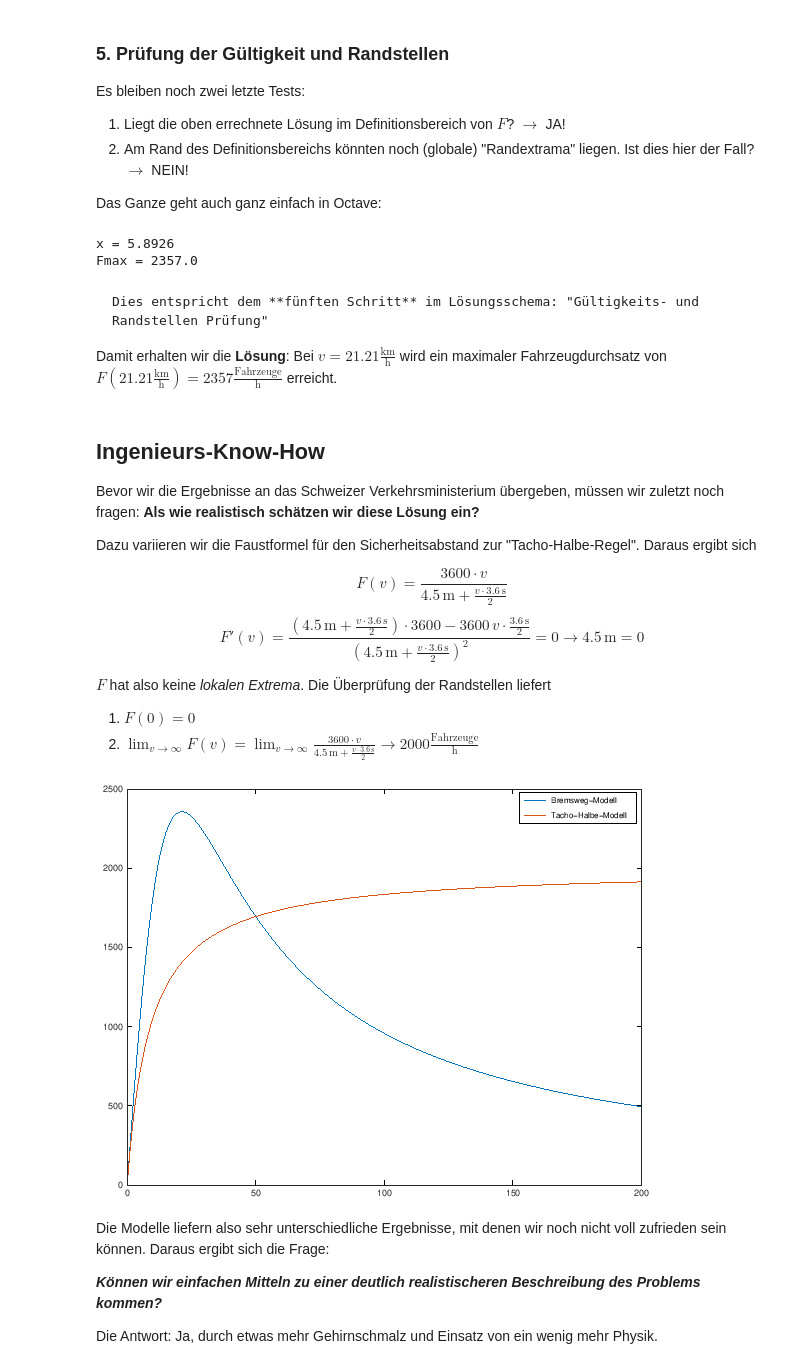
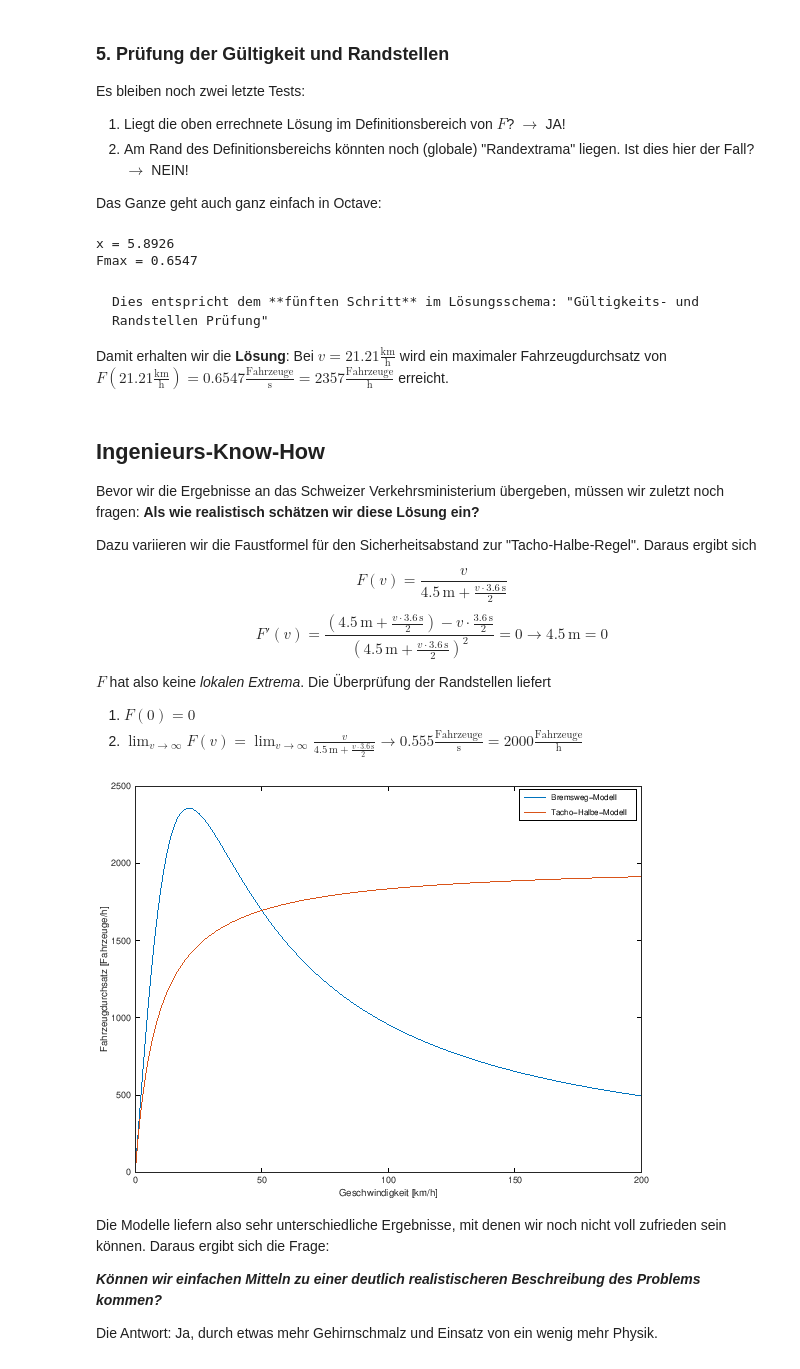
Before and after one commit to hbrs-cse/Modellbildung-und-Simulation, a Jupyter notebook: content/00_einleitung/01_motivation/00_motivation.ipynb, the cells around one changed output. Drawn from its saved outputs; the diff is of its cells as text; code cells hidden in the pictures.

````diff
--- a/content/00_einleitung/01_motivation/00_motivation.ipynb
+++ b/content/00_einleitung/01_motivation/00_motivation.ipynb
@@ -160,18 +160,18 @@ Es bleiben noch zwei letzte Tests:
 
 Das Ganze geht auch ganz einfach in Octave:
 # %%
-F = @(V) -(3600*V)./(4.5 + ((V*3.6).^2)/100); % set F as negative to be able to use minimize function
+F = @(V) -(V)./(4.5 + ((V*3.6).^2)/100); % set F as negative to be able to use minimize function
 x = fminbnd (F, 0, 200)
 Fmax = -F(x)
 # %% [output]
 x = 5.8926
-Fmax = 2357.0
+Fmax = 0.6547
 # %% [markdown]
 ```{admonition} Hinweis
 Dies entspricht dem **fünften Schritt** im Lösungsschema: "Gültigkeits- und Randstellen Prüfung"
 ```
 
-Damit erhalten wir die **Lösung**: Bei $v=21.21 \frac{\text{km}}{\text{h}}$ wird ein maximaler Fahrzeugdurchsatz von $F\left(21.21 \frac{\text{km}}{\text{h}}\right) = 2357 \frac{\text{Fahrzeuge}}{\text{h}}$ erreicht.
+Damit erhalten wir die **Lösung**: Bei $v=21.21 \frac{\text{km}}{\text{h}}$ wird ein maximaler Fahrzeugdurchsatz von $F\left(21.21 \frac{\text{km}}{\text{h}}\right) = 0.6547 \frac{\text{Fahrzeuge}}{\text{s}} = 2357 \frac{\text{Fahrzeuge}}{\text{h}}$ erreicht.
 # %% [markdown]
 ## Ingenieurs-Know-How
 
@@ -179,33 +179,35 @@ Bevor wir die Ergebnisse an das Schweizer Verkehrsministerium übergeben, müsse
 
 Dazu variieren wir die Faustformel für den Sicherheitsabstand zur "Tacho-Halbe-Regel". Daraus ergibt sich
 
-$$F(v) = \frac{3600 \cdot v}{4.5\,\text{m} + \frac{v\cdot 3.6 \,\text{s}}{2}}$$
+$$F(v) = \frac{v}{4.5\,\text{m} + \frac{v\cdot 3.6 \,\text{s}}{2}}$$
 
-$$F'(v) = \frac{\left(4.5\,\text{m} + \frac{v\cdot 3.6 \,\text{s}}{2}\right)\cdot 3600 - 3600 \, v \cdot \frac{3.6 \,\text{s}}{2}}{\left(4.5\,\text{m} + \frac{v\cdot 3.6 \,\text{s}}{2}\right)^2} = 0 \rightarrow 4.5\,\text{m} = 0$$
+$$F'(v) = \frac{\left(4.5\,\text{m} + \frac{v\cdot 3.6 \,\text{s}}{2}\right) - v \cdot \frac{3.6 \,\text{s}}{2}}{\left(4.5\,\text{m} + \frac{v\cdot 3.6 \,\text{s}}{2}\right)^2} = 0 \rightarrow 4.5\,\text{m} = 0$$
 
 $F$ hat also keine _lokalen Extrema_. Die Überprüfung der Randstellen liefert
 
 1. $F(0)=0$
-2. $\lim_{v\to\infty}{F(v)}=\lim_{v\to\infty}{\frac{3600 \cdot v}{4.5\,\text{m} + \frac{v\cdot 3.6 \,\text{s}}{2}}} \to 2000 \frac{\text{Fahrzeuge}}{\text{h}}$
+2. $\lim_{v\to\infty}{F(v)}=\lim_{v\to\infty}{\frac{v}{4.5\,\text{m} + \frac{v\cdot 3.6 \,\text{s}}{2}}} \to 0.555 \frac{\text{Fahrzeuge}}{\text{s}} = 2000 \frac{\text{Fahrzeuge}}{\text{h}}$
 # %%
 % graphische Darstellung von F(v) für beide Abstandsmodelle
 graphics_toolkit("gnuplot")
 
 vmax = 200;
 dv = 1;
 v = linspace(0,vmax,vmax*dv);
 L = 4.5;
 s_bremsweg = (v.^2)/100;
 F_bremsweg = (1000*v)./(L + s_bremsweg);
 s_tachohalbe = v/2;
 F_tachohalbe = (1000*v)./(L + s_tachohalbe);
 
 plot(v,F_bremsweg,v,F_tachohalbe)
+xlabel ("Geschwindigkeit [km/h]");
+ylabel ("Fahrzeugdurchsatz [Fahrzeuge/h]");
 
 h = legend ("Bremsweg-Modell", "Tacho-Halbe-Modell");
 legend (h, "location", "northeast");
 # %% [output]
-[figure, old version]
+[figure, new version]
 # %% [markdown]
 Die Modelle liefern also sehr unterschiedliche Ergebnisse, mit denen wir noch nicht voll zufrieden sein können. Daraus ergibt sich die Frage:
 
````
Also changed, not shown: parts of 5 cells of this notebook.
